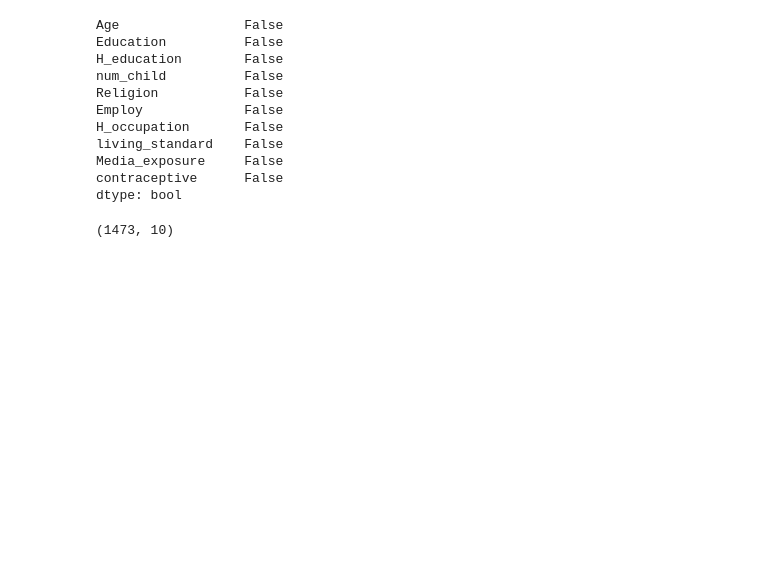
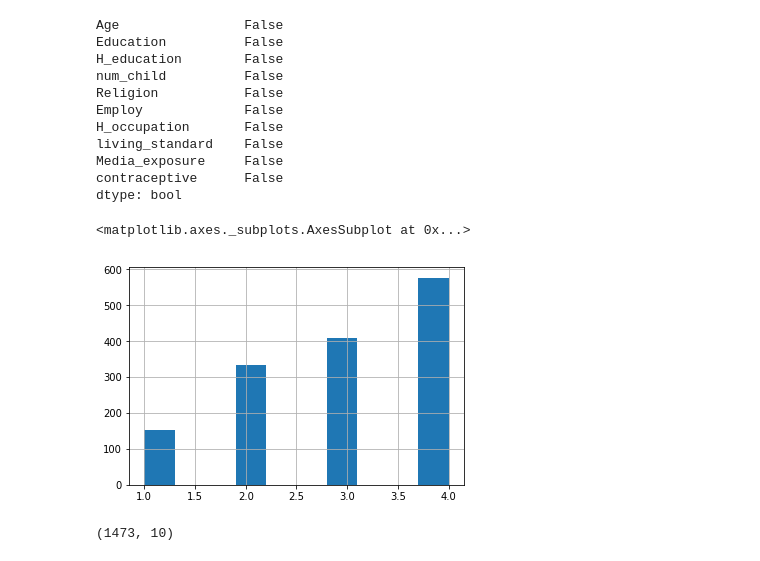
Before and after one commit to sachinruk/deepschool.io, a Jupyter notebook: lesson6-contraception.ipynb, the cells around one changed output. Drawn from its saved outputs; the diff is of its cells as text; code cells hidden in the pictures; blank space fills up the shorter version.

```diff
--- a/lesson6-contraception.ipynb
+++ b/lesson6-contraception.ipynb
@@ -37,6 +39,11 @@ living_standard    False
 Media_exposure     False
 contraceptive      False
 dtype: bool
+# %%
+df.Education.hist()
+# %% [output]
+<matplotlib.axes._subplots.AxesSubplot at 0x...>
+[figure, added]
 # %%
 df.shape
 # %% [output]
```
Also changed, not shown: parts of 25 cells of this notebook, 4 other files.
